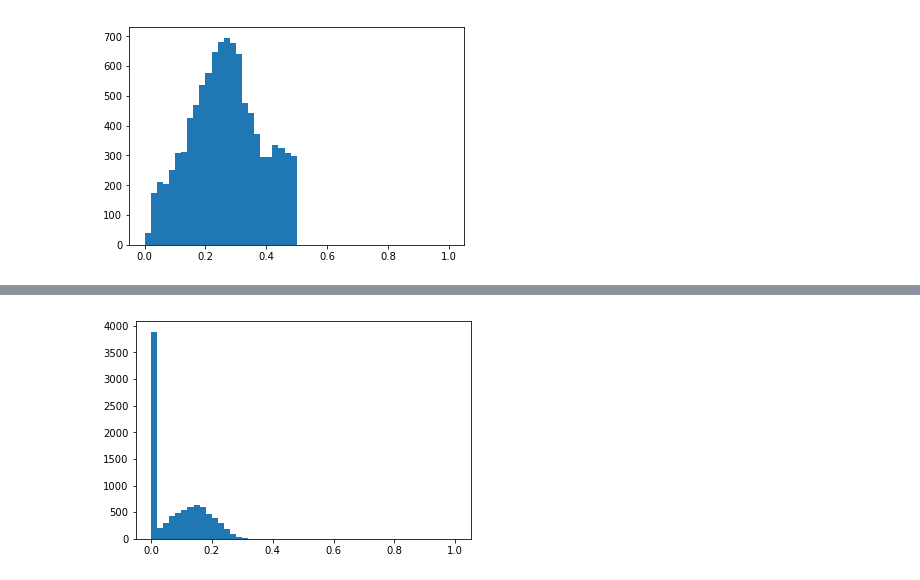
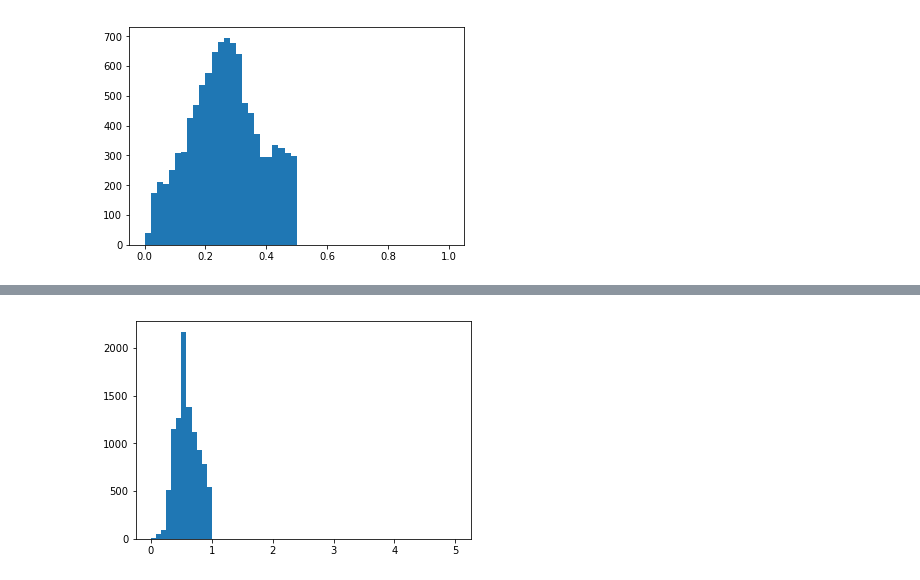
Before and after one commit to kdlong/MonoZprimeHadronizationStudy, a Jupyter notebook: MonoZprimeHadronizationStudy.ipynb, the cells around one changed output, grey strips where cells are left out. Drawn from its saved outputs; the diff is of its cells as text; code cells hidden in the pictures.

```diff
--- a/MonoZprimeHadronizationStudy.ipynb
+++ b/MonoZprimeHadronizationStudy.ipynb
@@ -2,8 +2,11 @@
 %config IPCompleter.greedy=True
 import ROOT
 import matplotlib.pyplot as plt
+import numpy
 
 from DataFormats.FWLite import Events, Handle
-events = Events("RootFiles/monoZprime_CP5_withWeights.root")
+pythiaCP5_events = Events("RootFiles/monoZprime_CP5_withWeights.root")
+pythiaCUETP8M1_events = Events("RootFiles/monoZprime_CUETP8M1_withWeights.root")
 genJetsHandle = Handle("std::vector<reco::GenJet>")
+genInfo = Handle("GenEventInfoProduct")
 # %%
@@ -44,0 +51,3 @@ plt.hist(pt1_frac, bins=60, range=(0,1.1));
+# %%
+weights_cp5, num_constituents_cp5, leading_pdgids_cp5, pt1_frac_cp5, pt2_frac_cp5, pt3_frac_cp5, pt123_frac_cp5 = processEvents(pythiaCP5_events)
+weights, num_constituents, leading_pdgids, pt1_frac, pt2_frac, pt3_frac, pt123_frac = processEvents(pythiaCUETP8M1_events)
@@ -49,4 +103,4 @@ plt.hist(pt2_frac, bins=50, range=(0,1));
 # %%
-plt.hist(pt3_frac, bins=50, range=(0,1));
+plt.hist(pt1_frac_cp5, bins=60, range=(0,5));
 # %% [output]
-[figure, old version]
+[figure, new version]
```
Also changed, not shown: parts of 9 cells of this notebook.
